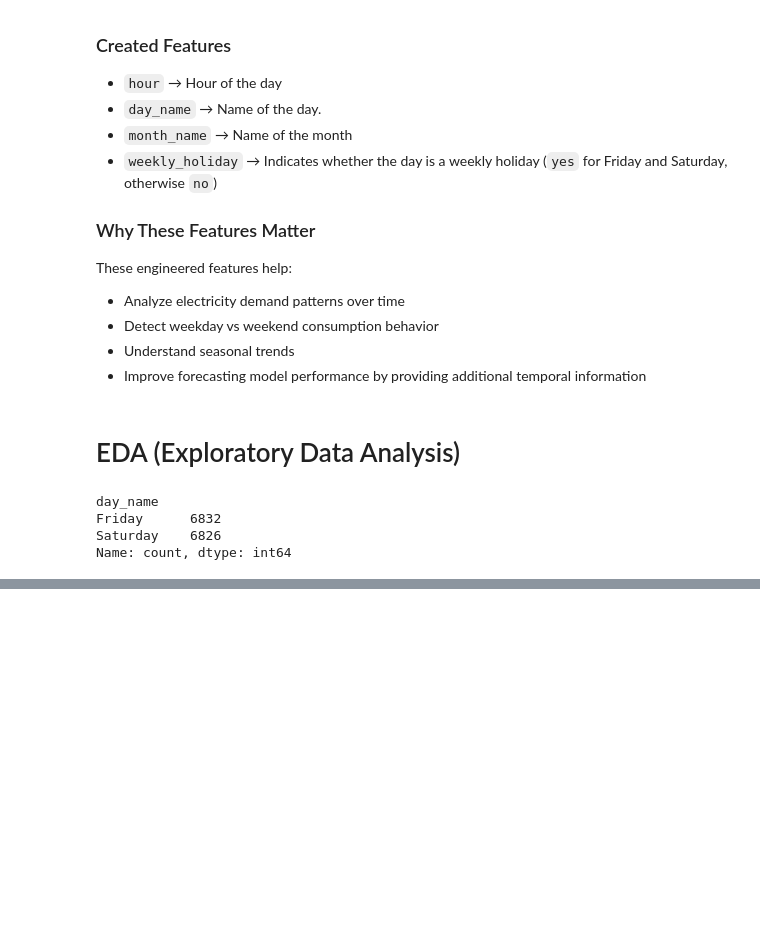
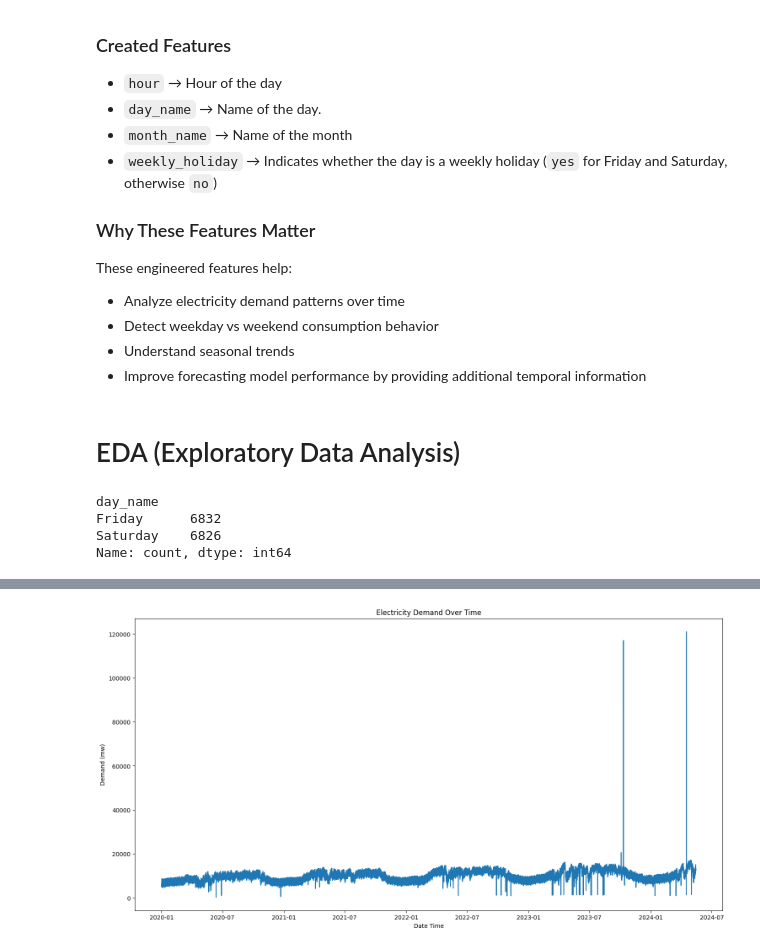
Before and after one commit to CodebySiyam/electricity-load-forecasting-bangladesh, a Jupyter notebook: electricity-load-forecasting-bangladesh.ipynb, the cells around one changed output, grey strips where cells are left out. Drawn from its saved outputs; the diff is of its cells as text; code cells hidden in the pictures; blank space fills up the shorter version.

```diff
--- a/electricity-load-forecasting-bangladesh.ipynb
+++ b/electricity-load-forecasting-bangladesh.ipynb
@@ -750,0 +763,6 @@ Name: count, dtype: int64
+# %%
+# split data into train and test set
+train_size = int(len(df) *0.8)
+
+train_set = df.iloc[:train_size]
+test_set = df.iloc[train_size:]
@@ -750,0 +822,9 @@ Name: count, dtype: int64
+# %%
+plt.figure(figsize=(18,9))
+plt.plot(train_set.index, train_set['demand_mw'])
+plt.title("Electricity Demand Over Time")
+plt.xlabel("Date Time")
+plt.ylabel("Demand (mw)")
+plt.show()
+# %% [output]
+[figure, added]
```
Also changed, not shown: parts of 22 cells of this notebook.
